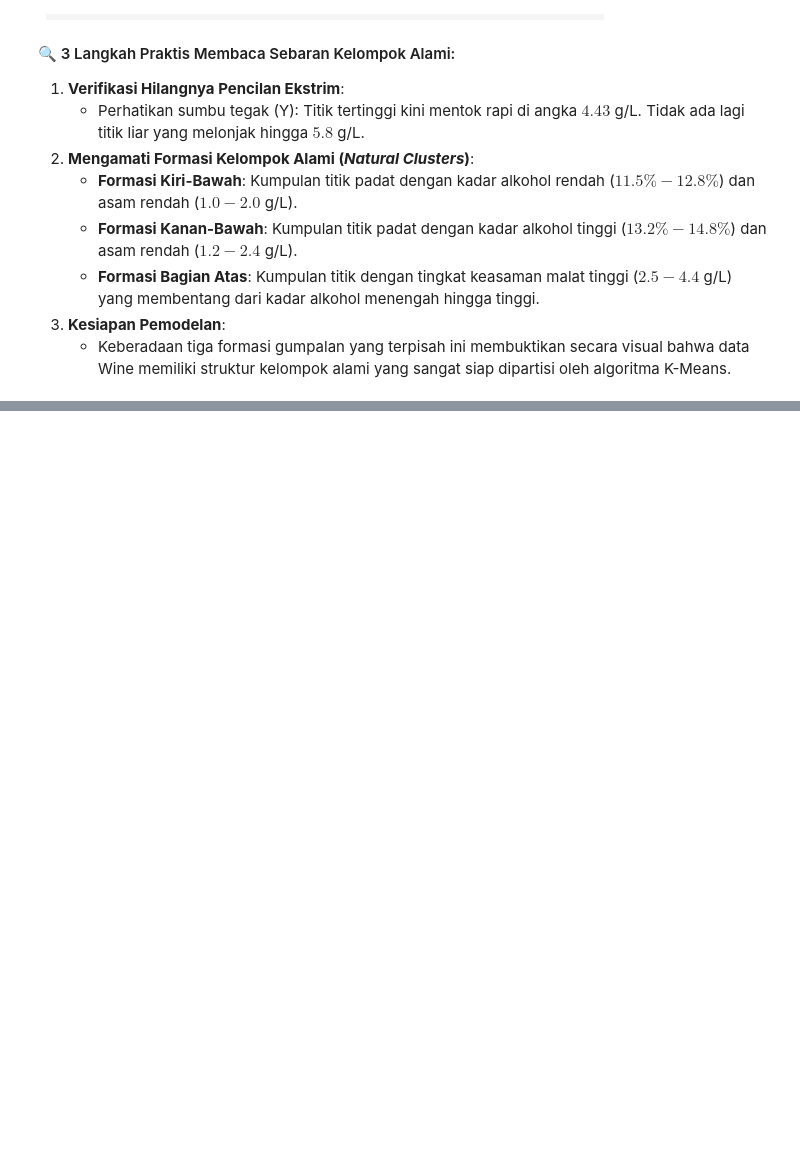
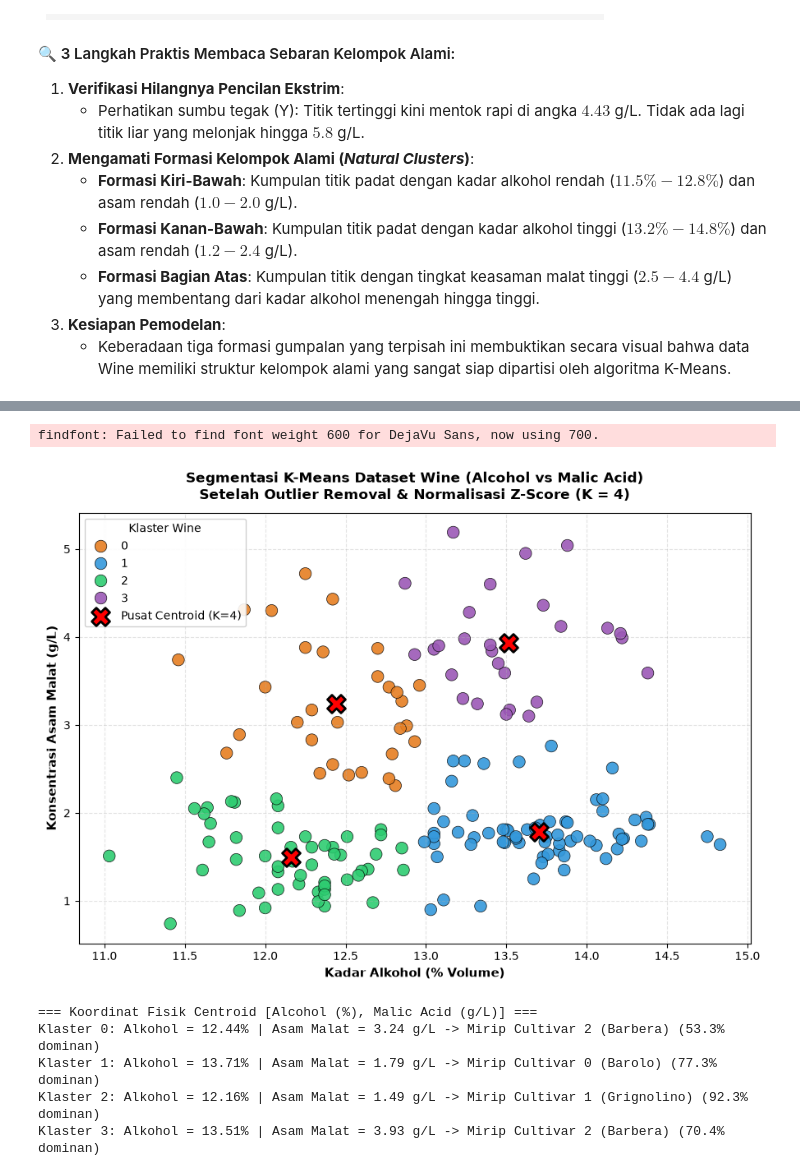
Before and after one commit to 10040818/associate_data_scientist_world_demographic_clustering, a Jupyter notebook: 2_Klasterisasi Kmeans Wine.ipynb, the cells around one changed output, grey strips where cells are left out. Saved outputs shown, nothing was run; the diff lists cells and outputs as text; code cells hidden in the pictures; blank space fills up the shorter version.

```diff
--- a/2_Klasterisasi Kmeans Wine.ipynb
+++ b/2_Klasterisasi Kmeans Wine.ipynb
@@ -491,0 +454,47 @@ Program selesai.
+# %%
+# 4. Visualisasi Hasil Klasterisasi (K = 4)
+# Mengembalikan koordinat centroid ke skala fisik asli (% dan g/L)
+centers_scaled = kmeans.cluster_centers_                # Mengambil koordinat centroid Z-score
+centers = scaler.inverse_transform(centers_scaled)      # Membalik skala ke satuan fisik asli
+
+plt.figure(figsize=(9, 6.5))                            # Menyiapkan kanvas ukuran 9x6.5 inci
+palette = ['#e67e22', '#3498db', '#2ecc71', '#9b59b6'] # Palet 4 warna elegan dan kontras
+
+scatter = sns.scatterplot(
+    x=X_clean["alcohol"],                               # Sumbu X: kadar alkohol asli
+    y=X_clean["malic_acid"],                            # Sumbu Y: konsentrasi asam malat asli
+    hue=X_clean["cluster"],                             # Pewarnaan titik berdasarkan nomor klaster (0, 1, 2, 3)
+    palette=palette,                                    # Menerapkan palet 4 warna
+    s=110,                                              # Ukuran titik data
+    alpha=0.9,                                          # Transparansi titik
+    edgecolor='black',                                  # Garis tepi titik agar tegas
+    linewidth=0.5
+)
+
+# Menggambar ke-4 titik centroid (Tanda Silang Merah X)
+plt.scatter(centers[:, 0], centers[:, 1], c='red', s=250, marker="X",
+            linewidths=2, edgecolor='black', label="Pusat Centroid (K=4)", zorder=10)
+
+plt.title("Segmentasi K-Means Dataset Wine (Alcohol vs Malic Acid)\nSetelah Outlier Removal & Normalisasi Z-Score (K = 4)",
+          fontsize=12, fontweight='bold', pad=12)
+plt.xlabel("Kadar Alkohol (% Volume)", fontsize=11, fontweight='600')
+plt.ylabel("Konsentrasi Asam Malat (g/L)", fontsize=11, fontweight='600')
+plt.grid(True, linestyle='--', alpha=0.35)
+plt.legend(title="Klaster Wine", loc='upper left', framealpha=0.9)
+
+plt.tight_layout()
+plt.savefig(OUTPUT_DIR / "wine_clustering_scatterplot.png", dpi=300, bbox_inches='tight')
+plt.show()
+
+# Menampilkan koordinat fisik ke-4 centroid
+print("=== Koordinat Fisik Centroid [Alcohol (%), Malic Acid (g/L)] ===")
+for c in range(k_optimal):
+    print(f"Klaster {c}: Alkohol = {centers[c][0]:.2f}% | Asam Malat = {centers[c][1]:.2f} g/L -> {cluster_names[c]}")
+# %% [output]
+findfont: Failed to find font weight 600 for DejaVu Sans, now using 700.
+[figure, added]
+=== Koordinat Fisik Centroid [Alcohol (%), Malic Acid (g/L)] ===
+Klaster 0: Alkohol = 12.44% | Asam Malat = 3.24 g/L -> Mirip Cultivar 2 (Barbera) (53.3% dominan)
+Klaster 1: Alkohol = 13.71% | Asam Malat = 1.79 g/L -> Mirip Cultivar 0 (Barolo) (77.3% dominan)
+Klaster 2: Alkohol = 12.16% | Asam Malat = 1.49 g/L -> Mirip Cultivar 1 (Grignolino) (92.3% dominan)
+Klaster 3: Alkohol = 13.51% | Asam Malat = 3.93 g/L -> Mirip Cultivar 2 (Barbera) (70.4% dominan)
```
Also changed, not shown: parts of 20 cells of this notebook.
